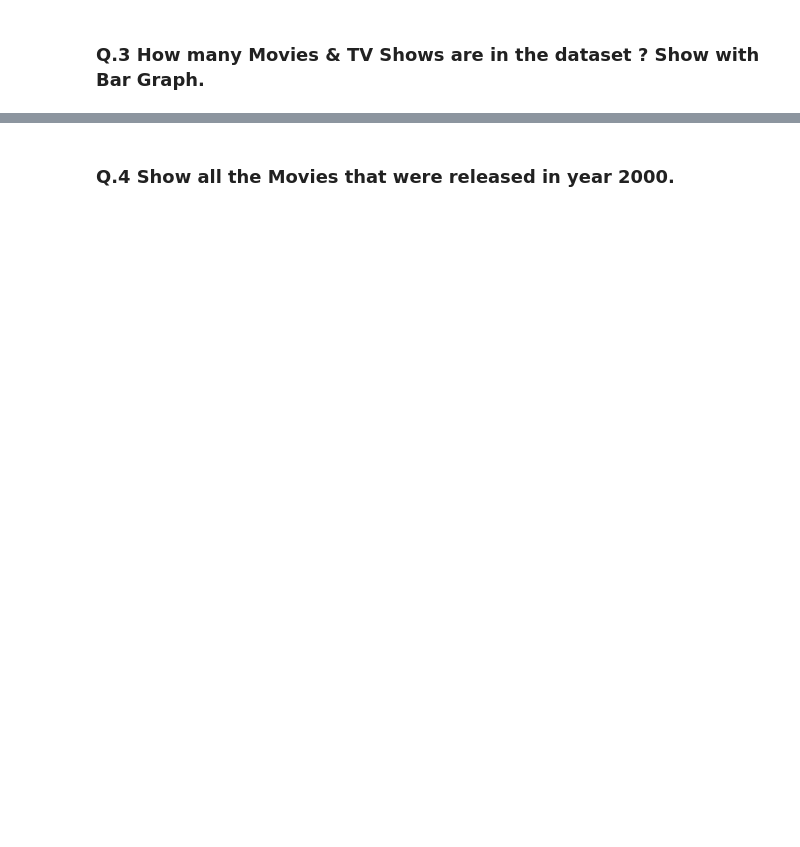
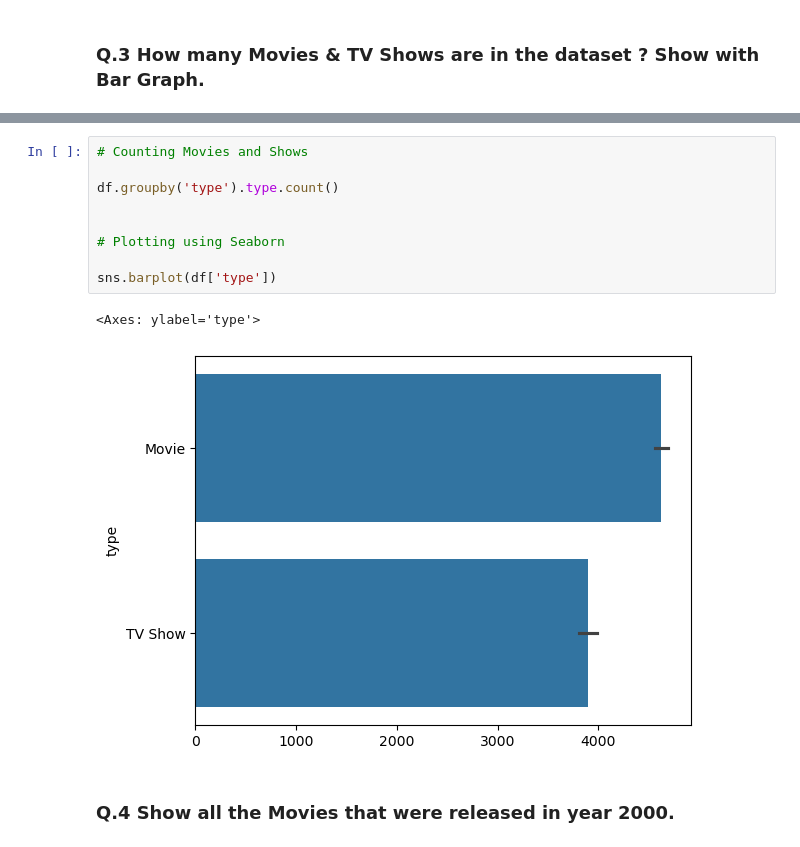
Before and after one commit to ayush-singhh/Netflix-Dataset-Analysis, a Jupyter notebook: Data_Cleaning_and_Analysis.ipynb, the cells around one changed output, grey strips where cells are left out. Drawn from its saved outputs; the diff is of its cells as text; blank space fills up the shorter version.

```diff
--- a/Data_Cleaning_and_Analysis.ipynb
+++ b/Data_Cleaning_and_Analysis.ipynb
@@ -274,2 +242,14 @@ memory usage: 825.8+ KB
+# %%
+# Counting Movies and Shows
+
+df.groupby('type').type.count()
+
+
+# Plotting using Seaborn
+
+sns.barplot(df['type'])
+# %% [output]
+<Axes: ylabel='type'>
+[figure, added]
 # %% [markdown]
 ### Q.4 Show all the Movies that were released in year 2000.
```
Also changed, not shown: parts of 15 cells of this notebook, 2 other files.
